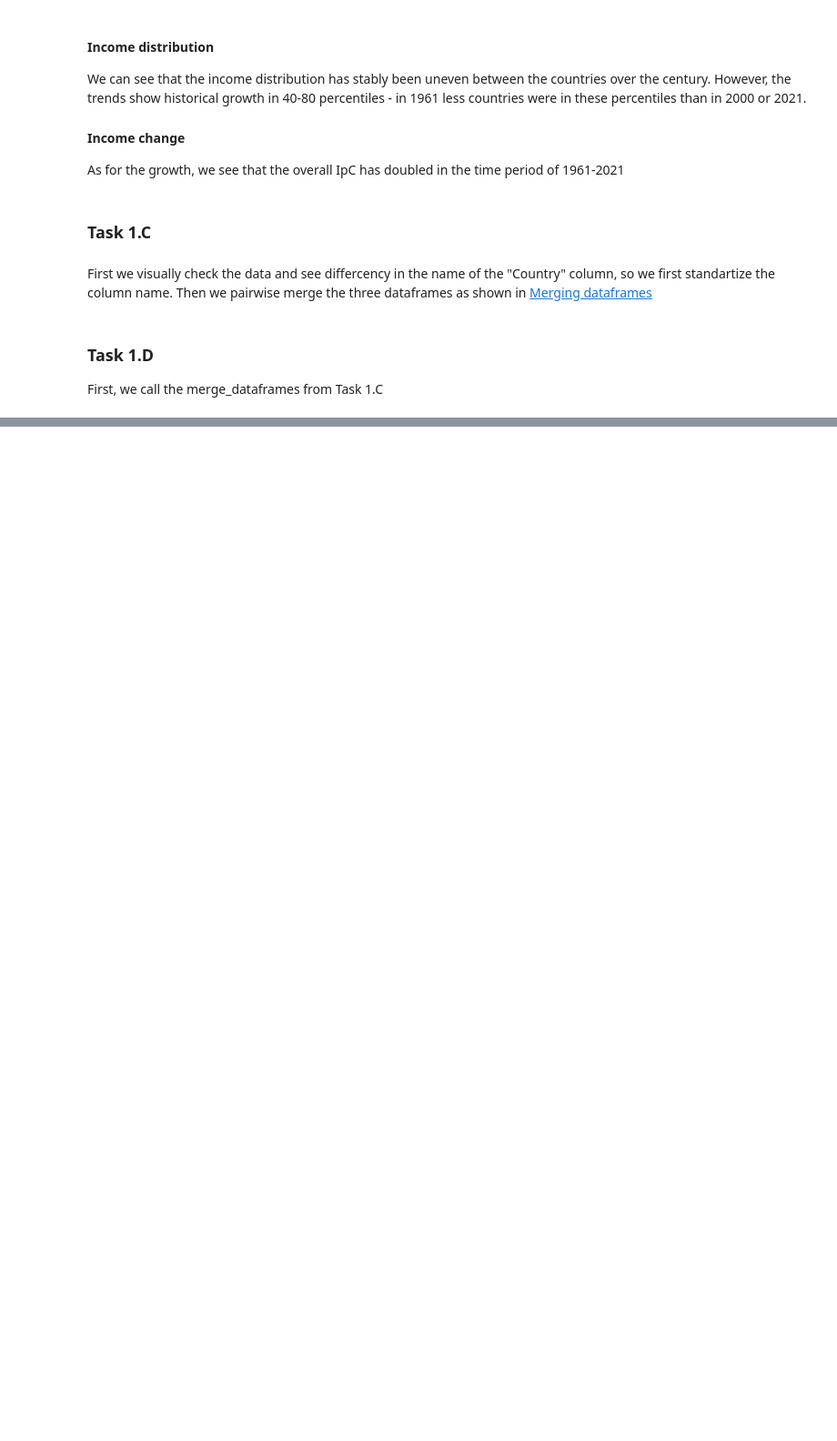
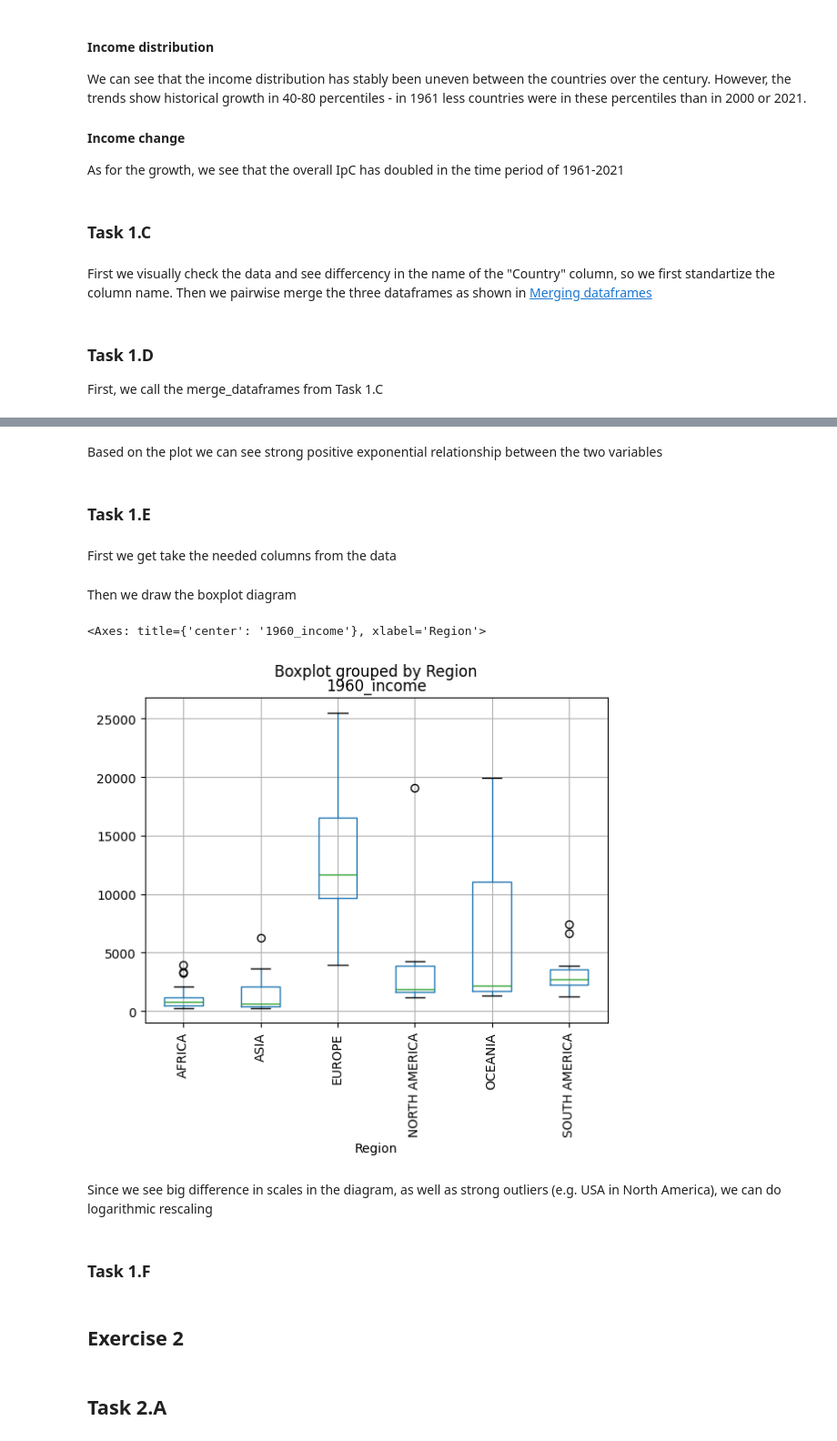
Before and after one commit to ntatrishvili/Data-exploration, a Jupyter notebook: life-expectancy.ipynb, the cells around one changed output, grey strips where cells are left out. Shown at 91% size. Drawn from its saved outputs; the diff is of its cells as text; code cells hidden in the pictures; blank space fills up the shorter version.

Commit message:
Finished Exercise 2

```diff
--- a/life-expectancy.ipynb
+++ b/life-expectancy.ipynb
@@ -102,0 +89,24 @@ plt.scatter(merged_data['2018_income'], merged_data['2018_lex'], color='blue')
+# %% [markdown]
+Based on the plot we can see strong positive exponential relationship between the two variables
+# %% [markdown]
+### Task 1.E
+# %% [markdown]
+First we get take the needed columns from the data
+# %%
+income_data_1960 = merged_data[["Country", "Region", "1960_income"]].dropna()
+income_data_2010 = merged_data[['Country','Region', '2010_income']].dropna()
+# %% [markdown]
+Then we draw the boxplot diagram
+# %%
+income_data_1960.boxplot(by='Region', column='1960_income', rot=90)
+# %% [output]
+<Axes: title={'center': '1960_income'}, xlabel='Region'>
+[figure, added]
+# %% [markdown]
+Since we see big difference in scales in the diagram, as well as strong outliers (e.g. USA in North America), we can do logarithmic rescaling
+# %% [markdown]
+### Task 1.F
+# %% [markdown]
+## Exercise 2
+# %% [markdown]
+## Task 2.A
```
Also changed, not shown: parts of 30 cells of this notebook, 2 other files.
